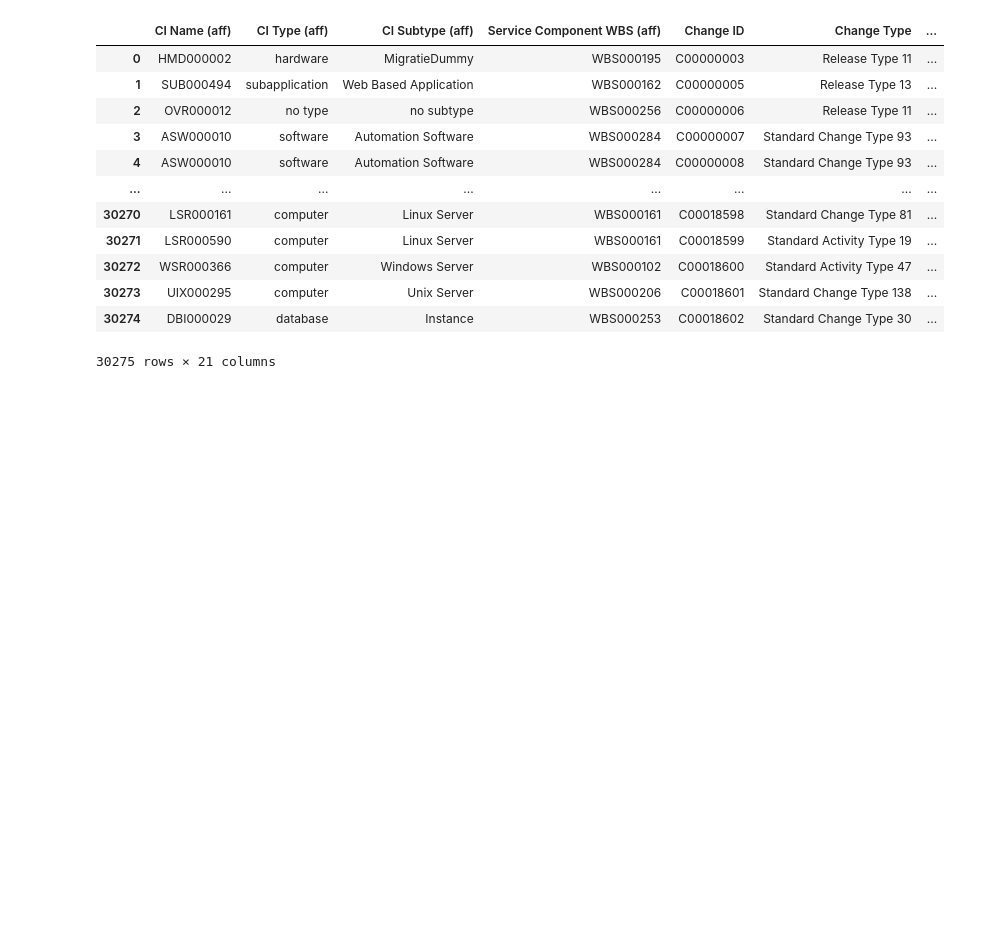
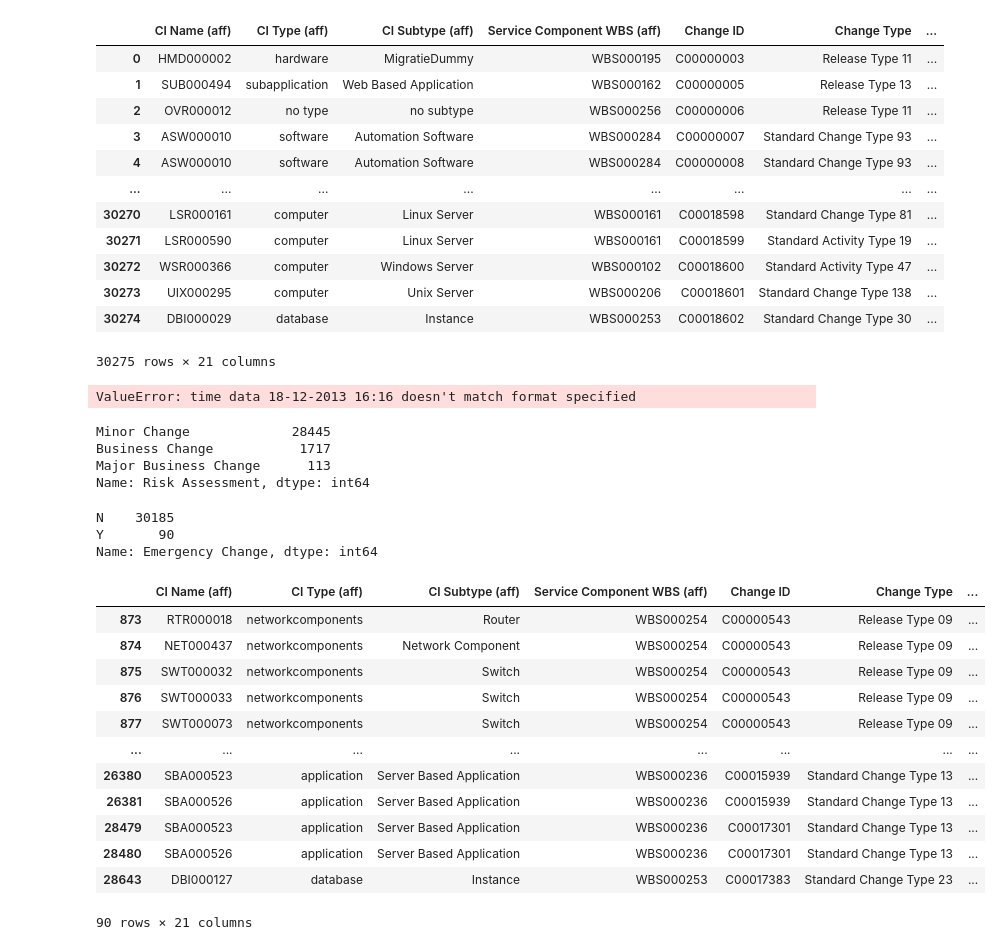
Before and after one commit to Adelaaas/Process_mining_lab_hes, a Jupyter notebook: Lab_02/Kurushin_Osipov/analysis.ipynb, the cells around one changed output. Cells and saved outputs as stored; diff of their text form; code cells hidden in the pictures; blank space fills up the shorter version.

```diff
--- a/Lab_02/Kurushin_Osipov/analysis.ipynb
+++ b/Lab_02/Kurushin_Osipov/analysis.ipynb
@@ -309,0 +309,39 @@ print(df['Risk Assessment'].value_counts())
+# %%
+# разница между запрашивыемым временем и реальным
+f = '%d-%m-%Y %H:%M:%S'
+change["Requested End Date"] = pd.to_datetime(change["Requested End Date"], format=f)
+change["Actual End"] = pd.to_datetime(change["Actual End"])
+change["Actual Start"] = pd.to_datetime(change["Actual Start"])
+# %% [output]
+ValueError: time data 18-12-2013 16:16 doesn't match format specified
+# %%
+change["Risk Assessment"].value_counts()
+# %% [output]
+Minor Change             28445
+Business Change           1717
+Major Business Change      113
+Name: Risk Assessment, dtype: int64
+# %%
+change["Emergency Change"].value_counts()
+# %% [output]
+N    30185
+Y       90
+Name: Emergency Change, dtype: int64
+# %%
+emergency = change[change["Emergency Change"] == "Y"]
+# %%
+emergency["Actual Start"]
+# %% [output]
+|  | CI Name (aff) | CI Type (aff) | CI Subtype (aff) | Service Component WBS (aff) | Change ID | Change Type | ... |
+| 873 | RTR000018 | networkcomponents | Router | WBS000254 | C00000543 | Release Type 09 | ... |
+| 874 | NET000437 | networkcomponents | Network Component | WBS000254 | C00000543 | Release Type 09 | ... |
+| 875 | SWT000032 | networkcomponents | Switch | WBS000254 | C00000543 | Release Type 09 | ... |
+| 876 | SWT000033 | networkcomponents | Switch | WBS000254 | C00000543 | Release Type 09 | ... |
+| 877 | SWT000073 | networkcomponents | Switch | WBS000254 | C00000543 | Release Type 09 | ... |
+| ... | ... | ... | ... | ... | ... | ... | ... |
+| 26380 | SBA000523 | application | Server Based Application | WBS000236 | C00015939 | Standard Change Type 13 | ... |
+| 26381 | SBA000526 | application | Server Based Application | WBS000236 | C00015939 | Standard Change Type 13 | ... |
+| 28479 | SBA000523 | application | Server Based Application | WBS000236 | C00017301 | Standard Change Type 13 | ... |
+| 28480 | SBA000526 | application | Server Based Application | WBS000236 | C00017301 | Standard Change Type 13 | ... |
+| 28643 | DBI000127 | database | Instance | WBS000253 | C00017383 | Standard Change Type 23 | ... |
+90 rows × 21 columns
```
Also changed, not shown: parts of 3 cells of this notebook.
